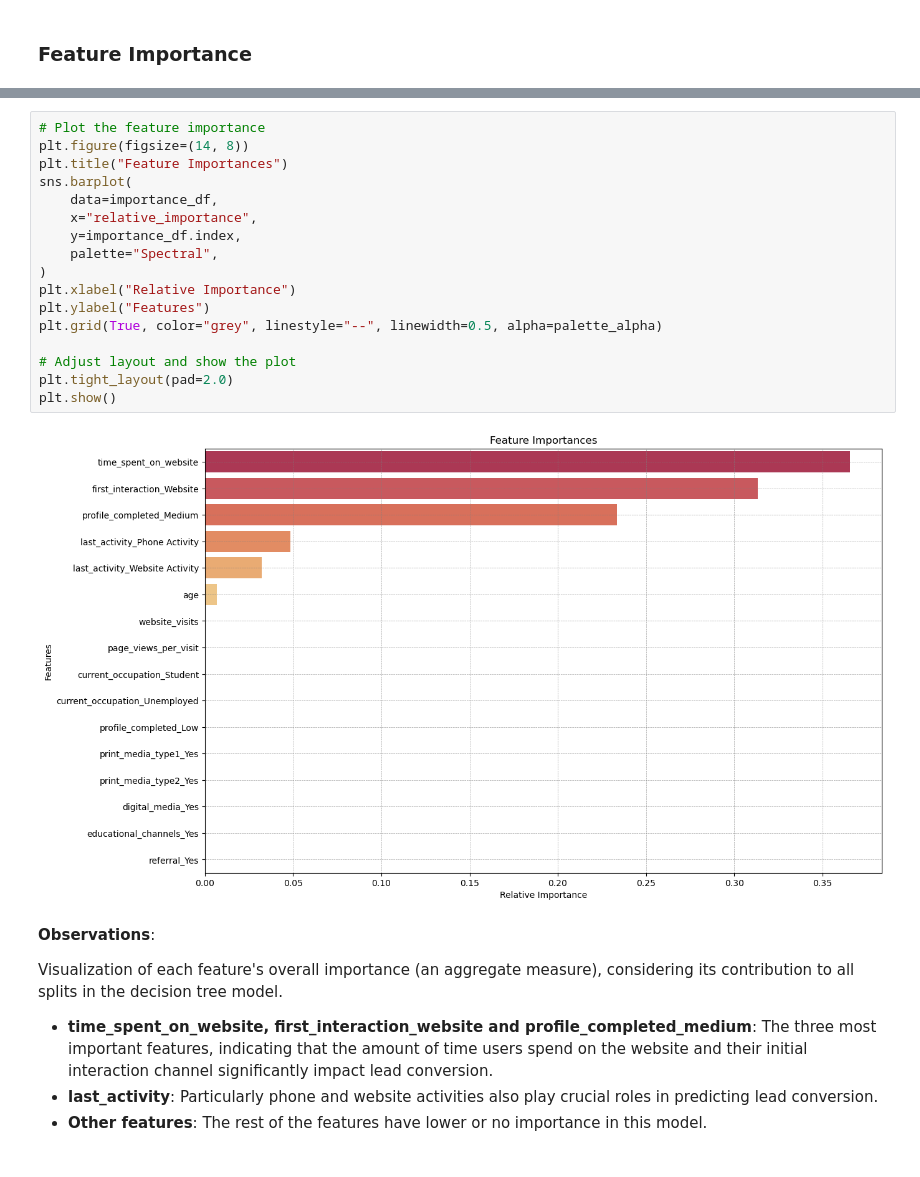
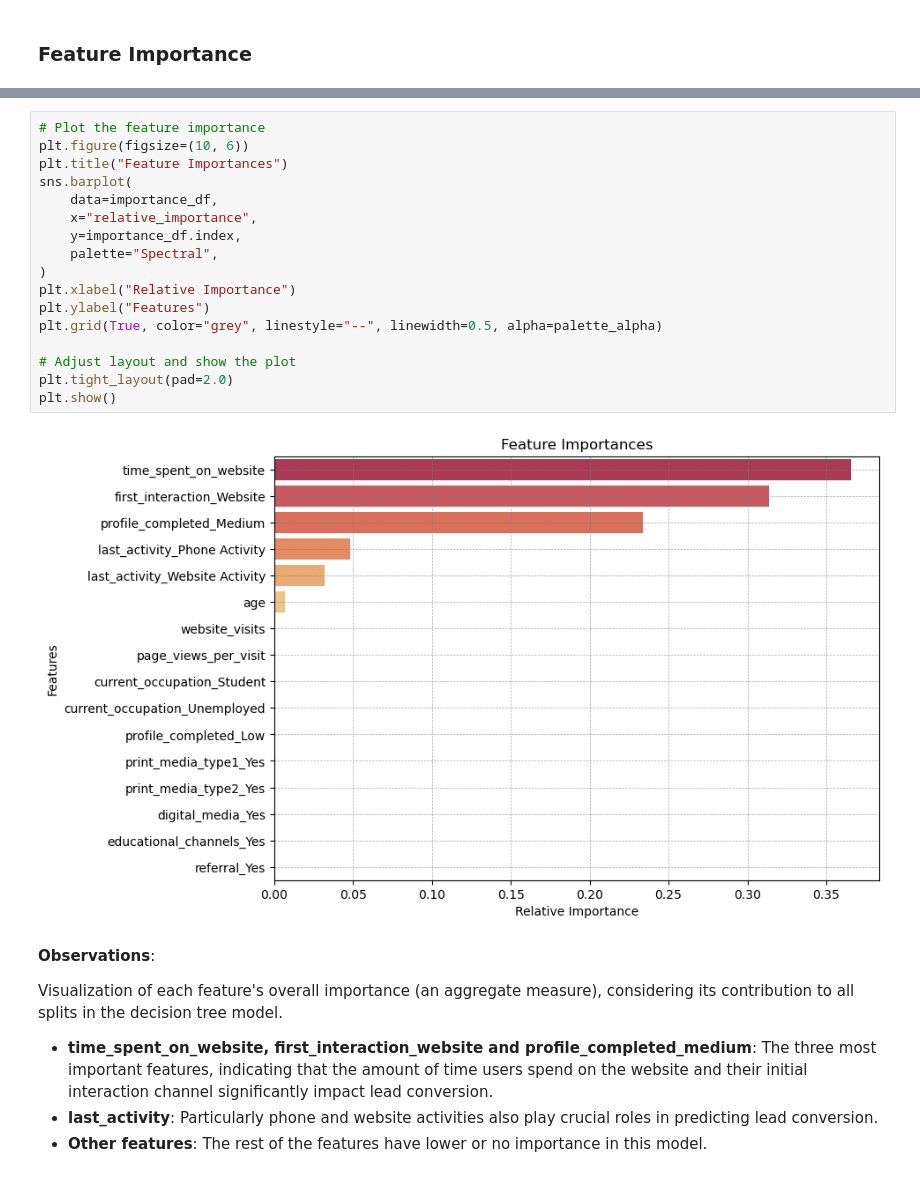
Before and after one commit to tmoesl/lead-conversion-prediction, a Jupyter notebook: notebooks/Learner+Notebook+-+Full+Code+Version+-+Potential+Customers+Prediction.ipynb, the cells around one changed output, grey strips where cells are left out. Cells and saved outputs as stored; diff of their text form.

```diff
--- a/notebooks/Learner+Notebook+-+Full+Code+Version+-+Potential+Customers+Prediction.ipynb
+++ b/notebooks/Learner+Notebook+-+Full+Code+Version+-+Potential+Customers+Prediction.ipynb
@@ -1637,23 +1652,23 @@ referral_Yes                               0.000000
 ----------------------------------------------------
 # %%
 # Plot the feature importance
-plt.figure(figsize=(14, 8))
+plt.figure(figsize=(10, 6))
 plt.title("Feature Importances")
 sns.barplot(
     data=importance_df,
     x="relative_importance",
     y=importance_df.index,
     palette="Spectral",
 )
 plt.xlabel("Relative Importance")
 plt.ylabel("Features")
 plt.grid(True, color="grey", linestyle="--", linewidth=0.5, alpha=palette_alpha)
 
 # Adjust layout and show the plot
 plt.tight_layout(pad=2.0)
 plt.show()
 # %% [output]
-[figure, old version]
+[figure, new version]
 # %% [markdown]
 **Observations**:
 
```
Also changed, not shown: parts of 38 cells of this notebook.
